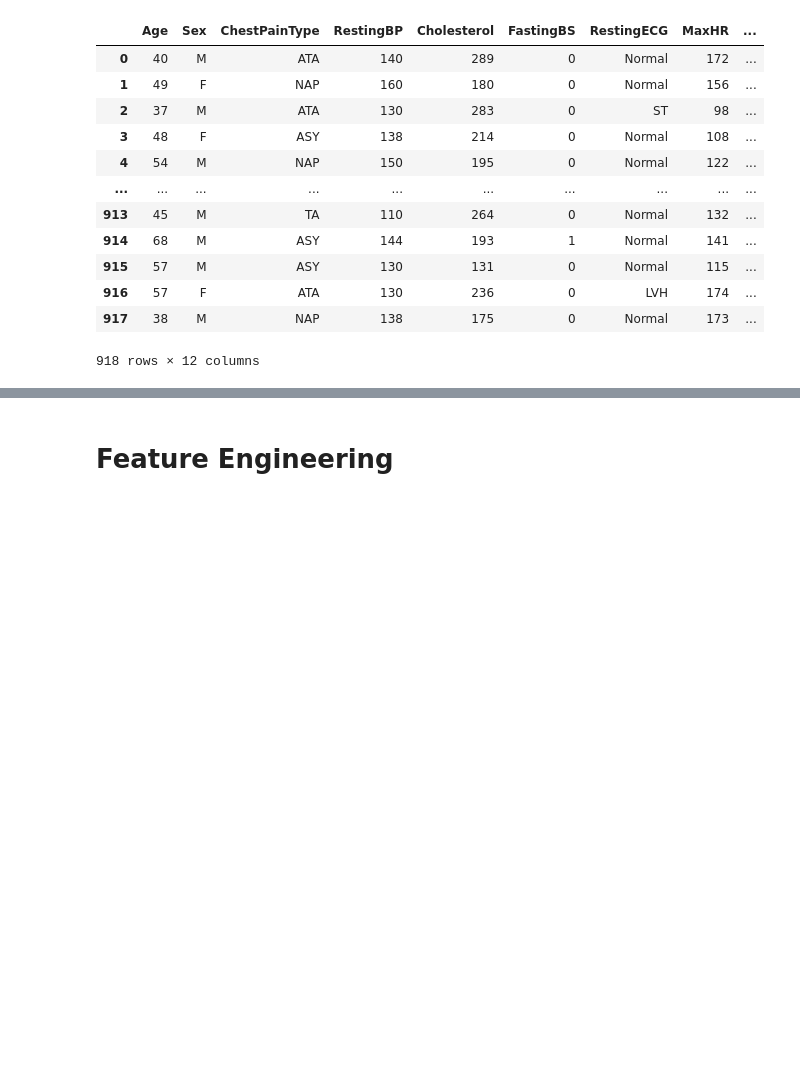
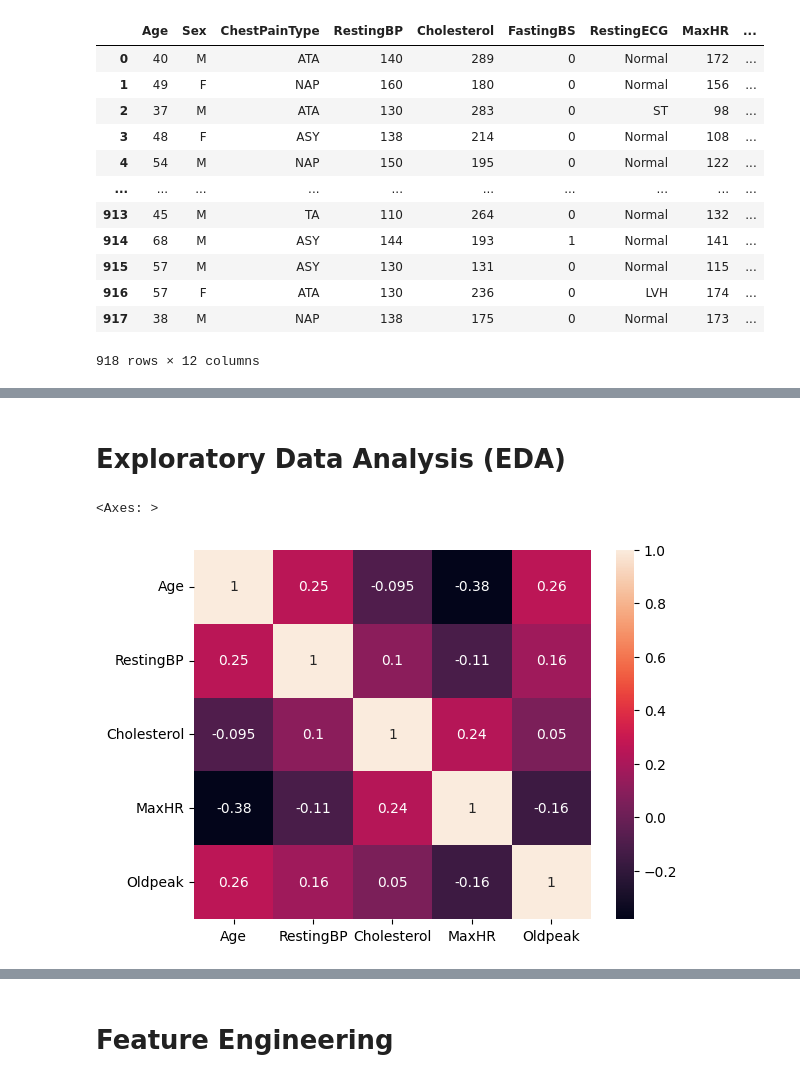
Before and after one commit to Prajwal-Luitel/Heart-Failure-Prediction, a Jupyter notebook: Heart_Disease_Prediction.ipynb, the cells around one changed output, grey strips where cells are left out. Saved outputs shown, nothing was run; the diff lists cells and outputs as text; code cells hidden in the pictures; blank space fills up the shorter version.

```diff
--- a/Heart_Disease_Prediction.ipynb
+++ b/Heart_Disease_Prediction.ipynb
@@ -30,0 +59,10 @@ df
+# %% [markdown]
+# Exploratory Data Analysis (EDA)
+# %%
+categorical_columns =  df.select_dtypes(include=['object']).columns.to_list()+ ['FastingBS', 'HeartDisease'] # Concatening the list
+numerical_columns = df.drop(columns=['FastingBS', 'HeartDisease']).select_dtypes(exclude=['object']).columns.to_list()
+# %%
+sns.heatmap(df[numerical_columns].corr(), annot=True)
+# %% [output]
+<Axes: >
+[figure, added]
```
Also changed, not shown: parts of 9 cells of this notebook.
